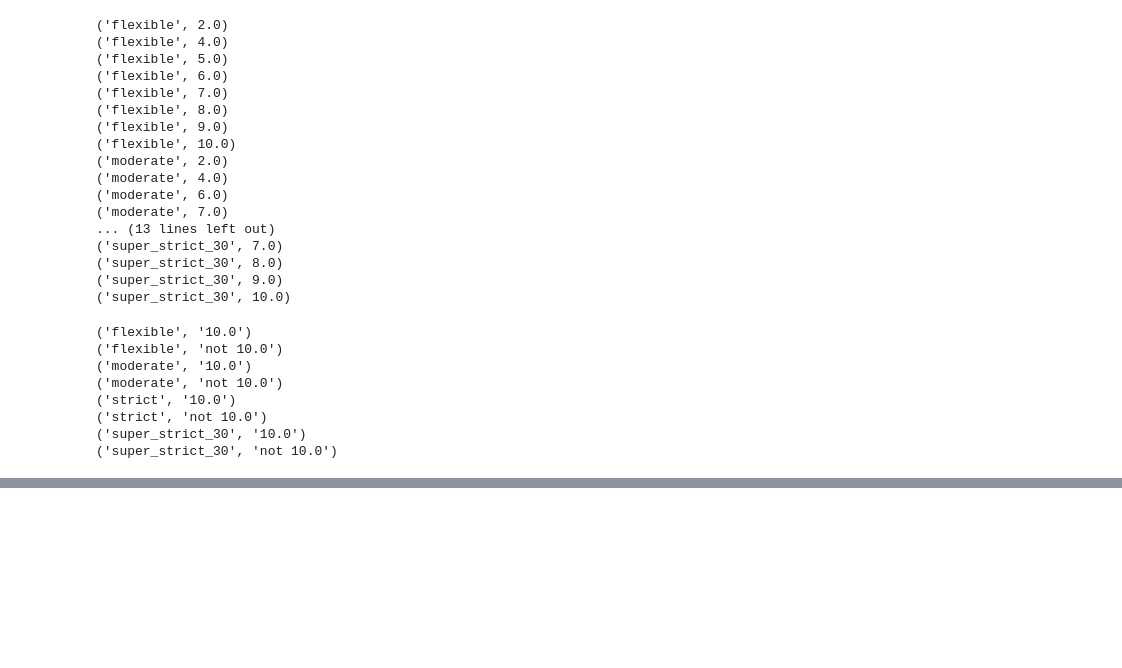
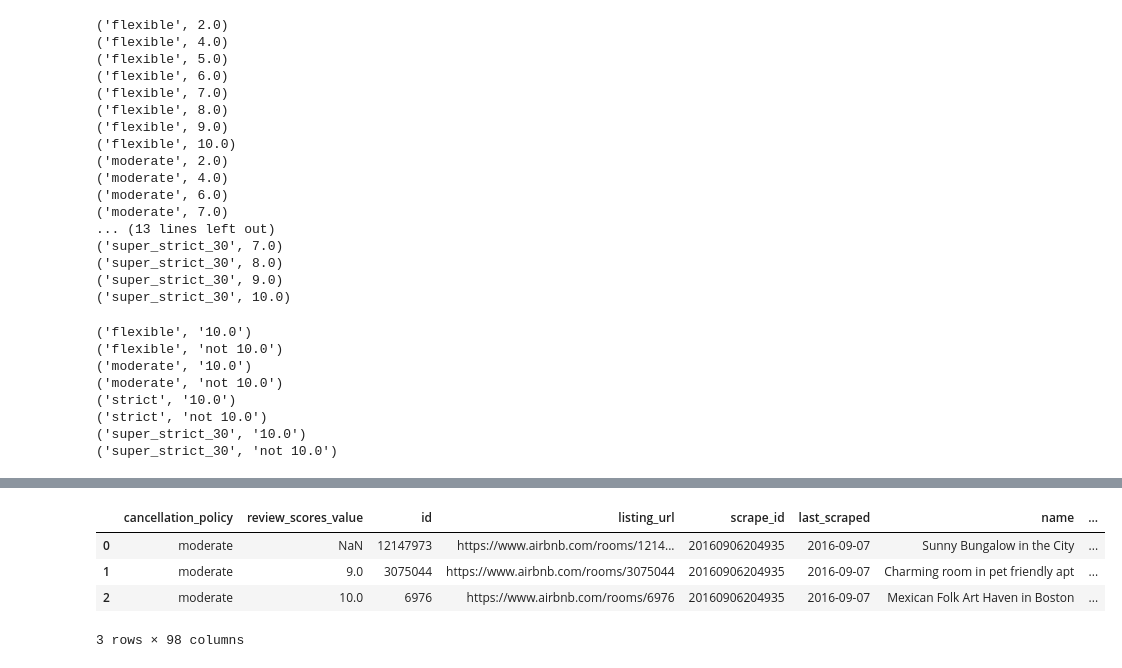
Before and after one commit to tran-haison/Data-Science-Learning, a Jupyter notebook: Week 3/GroupBy.ipynb, the cells around one changed output, grey strips where cells are left out. Cells and saved outputs as stored; diff of their text form; code cells hidden in the pictures; blank space fills up the shorter version.

```diff
--- a/Week 3/GroupBy.ipynb
+++ b/Week 3/GroupBy.ipynb
@@ -171,0 +233,12 @@ for group, frame in df.groupby(by=grouping_fun):
+# %%
+# So we can see that the index here is actually the same as the original dataframe. So lets just join this
+# in. Before we do that, lets rename the column in the transformed version
+transform_df.rename({'review_scores_value':'mean_review_scores'}, axis='columns', inplace=True)
+df = df.merge(transform_df, left_index=True, right_index=True)
+df.head(3)
+# %% [output]
+|  | cancellation_policy | review_scores_value | id | listing_url | scrape_id | last_scraped | name | ... |
+| 0 | moderate | NaN | 12147973 | https://www.airbnb.com/rooms/1214... | 20160906204935 | 2016-09-07 | Sunny Bungalow in the City | ... |
+| 1 | moderate | 9.0 | 3075044 | https://www.airbnb.com/rooms/3075044 | 20160906204935 | 2016-09-07 | Charming room in pet friendly apt | ... |
+| 2 | moderate | 10.0 | 6976 | https://www.airbnb.com/rooms/6976 | 20160906204935 | 2016-09-07 | Mexican Folk Art Haven in Boston | ... |
+3 rows × 98 columns
```
Also changed, not shown: parts of 20 cells of this notebook, 2 other files.
